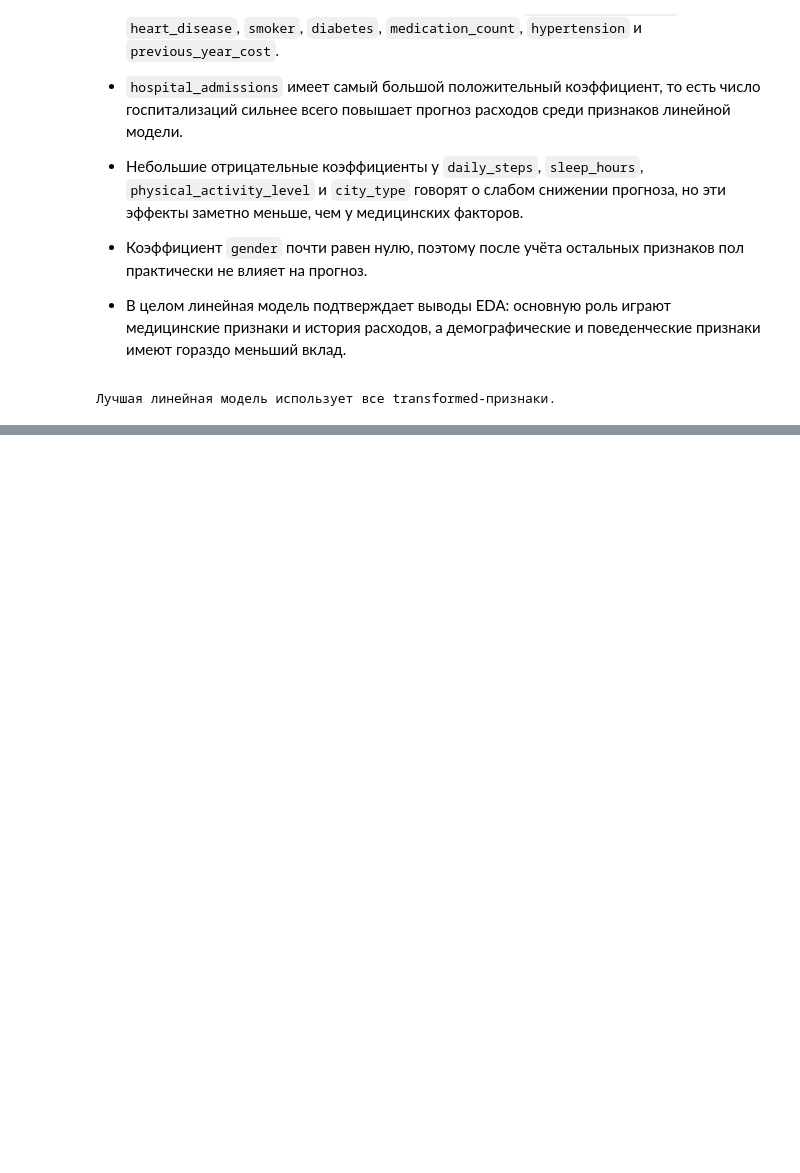
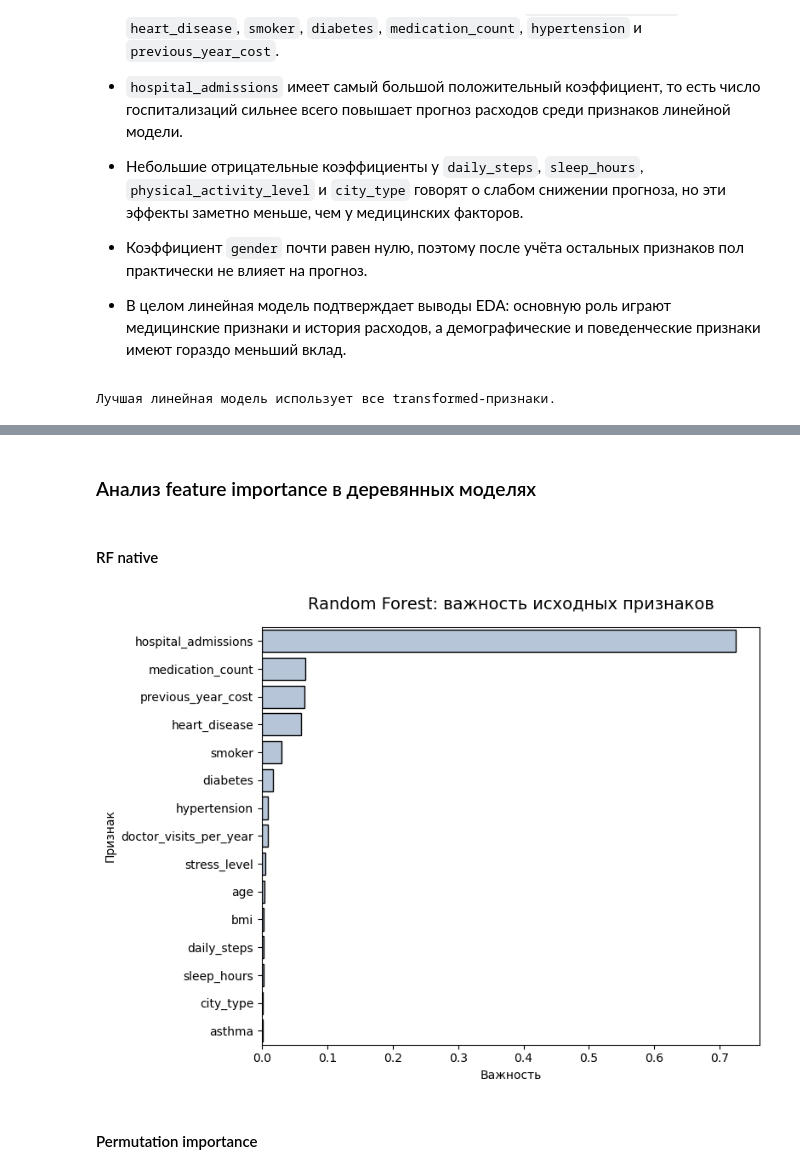
Before and after one commit to horacemtb/medcost-prediction-app, a Jupyter notebook: notebooks/full-research.ipynb, the cells around one changed output, grey strips where cells are left out. Saved outputs shown, nothing was run; the diff lists cells and outputs as text; code cells hidden in the pictures; blank space fills up the shorter version.

Commit message:
Developed tree-based models and added feature selection, full comparison on test and final results

```diff
--- a/notebooks/full-research.ipynb
+++ b/notebooks/full-research.ipynb
@@ -2266,4 +2015,0 @@ pipeline = joblib.load("rf_pipeline.joblib")
-# %%
-preprocessor = pipeline.named_steps['preprocessor']
-model = pipeline.named_steps['model']
-explainer_rf = shap.TreeExplainer(model)
@@ -2313,3 +2015,0 @@ gb_pipeline = Pipeline([
-# %%
-gb_pipeline.fit(X_train, y_train)
-y_pred_gb = gb_pipeline.predict(X_test)
@@ -2365,4 +2015,0 @@ pipeline = joblib.load("gb_pipeline.joblib")
-# %%
-preprocessor = pipeline.named_steps['preprocessor']
-model = pipeline.named_steps['model']
-explainer_gb = shap.TreeExplainer(model)
@@ -2466,0 +2028,9 @@ Gradient Boosting показывает результат значительно
+# %%
+# Типы категориальных признаков для деревянных моделей
+
+ordinal_features = ['physical_activity_level']
+ordinal_categories = [['Low', 'Medium', 'High']]
+
+nominal_categorical_features = ['city_type']
+
+catboost_cat_features = ['city_type', 'physical_activity_level']
@@ -2466,0 +2654,2 @@ Gradient Boosting показывает результат значительно
+# %% [markdown]
+### Анализ feature importance в деревянных моделях
@@ -2466,0 +2722,35 @@ Gradient Boosting показывает результат значительно
+# %% [markdown]
+#### RF native
+# %%
+# Важность признаков Random Forest на основе impurity decrease
+# ! Может быть смещён в сторону признаков с большим числом разбиений
+
+rf_best_model = rf_search.best_estimator_
+
+rf_feature_names = (
+    rf_best_model
+    .named_steps['preprocessor']
+    .get_feature_names_out()
+)
+
+rf_importance = pd.DataFrame({
+    'feature': [clean_transformed_feature_name(name) for name in rf_feature_names],
+    'importance': rf_best_model.named_steps['model'].feature_importances_
+}).sort_values('importance', ascending=False)
+
+rf_original_importance = aggregate_importance_by_original_feature(
+    rf_importance,
+    importance_col='importance'
+)
+
+plot_feature_importance(
+    rf_original_importance,
+    title='Random Forest: важность исходных признаков',
+    feature_col='original_feature',
+    importance_col='importance',
+    top_n=15
+)
+# %% [output]
+[figure, added]
+# %% [markdown]
+#### Permutation importance
```
Also changed, not shown: parts of 117 cells of this notebook.
